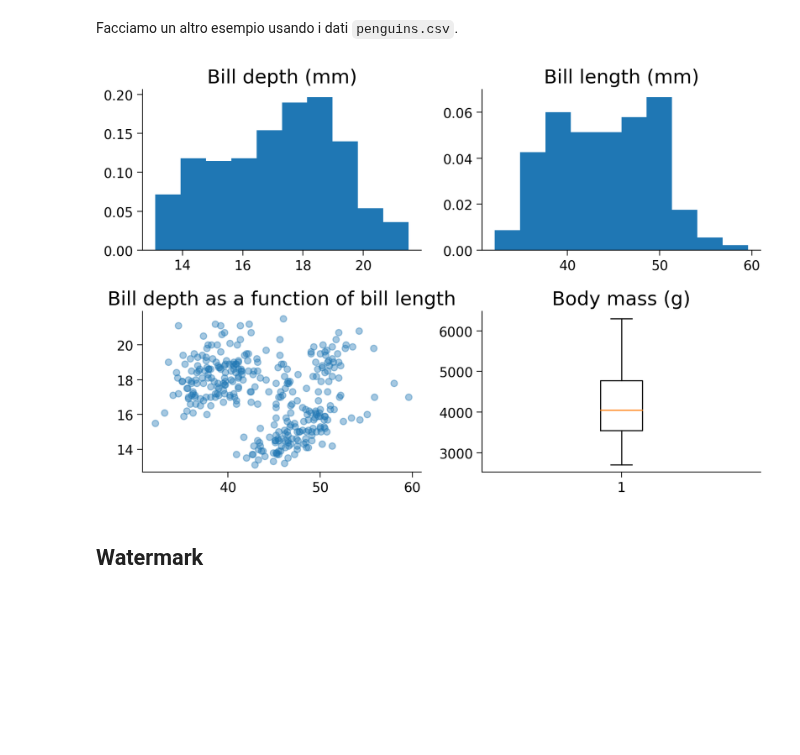
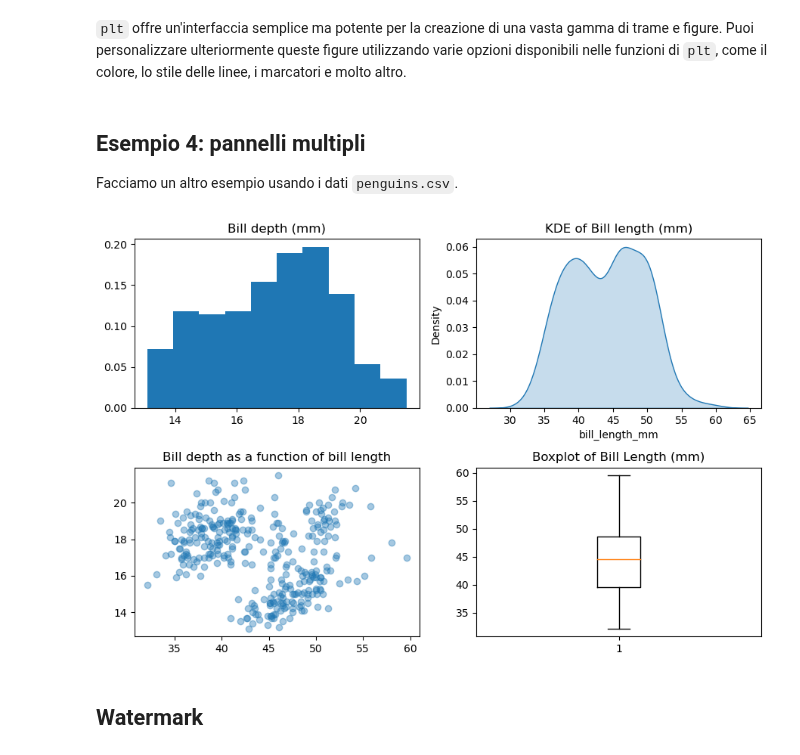
Before and after one commit to ccaudek/ds4psy, a Jupyter notebook: chapter_1/06_matplotlib.ipynb, the cells around one changed output. Drawn from its saved outputs; the diff is of its cells as text; code cells hidden in the pictures; blank space fills up the shorter version.

Commit message:
added acquarel theme

```diff
--- a/chapter_1/06_matplotlib.ipynb
+++ b/chapter_1/06_matplotlib.ipynb
@@ -21,8 +21,10 @@ import matplotlib.pyplot as plt
 # %%
 %config InlineBackend.figure_format = 'retina'
-%load_ext watermark
 
 RANDOM_SEED = 42
 rng = np.random.default_rng(RANDOM_SEED)
 
-plt.style.use("https://raw.githubusercontent.com/NeuromatchAcademy/course-content/main/nma.mplstyle")
+from aquarel import load_theme
+theme = load_theme("minimal_light")
+theme.apply()
+sns.set_palette("colorblind")
@@ -178,27 +71,34 @@ Text(0, 0.5, '$y_2$')
+# %% [markdown]
+`plt` offre un'interfaccia semplice ma potente per la creazione di una vasta gamma di trame e figure. Puoi personalizzare ulteriormente queste figure utilizzando varie opzioni disponibili nelle funzioni di `plt`, come il colore, lo stile delle linee, i marcatori e molto altro.
 # %% [markdown]
+## Esempio 4: pannelli multipli
+
 Facciamo un altro esempio usando i dati `penguins.csv`.
 # %%
 df = pd.read_csv("../data/penguins.csv")
 df.dropna(inplace=True)
 # %%
-fig, ((ax0, ax1), (ax2, ax3)) = plt.subplots(nrows=2, ncols=2, figsize=(9, 6))
+plt.figure(figsize=(9, 6))
 
-ax0.hist(df["bill_depth_mm"], 10, density=True)
-ax0.set_title('Bill depth (mm)')
+plt.subplot(2, 2, 1)
+plt.hist(df["bill_depth_mm"], 10, density=True)
+plt.title("Bill depth (mm)")
 
-ax1.hist(df["bill_length_mm"], 10, density=True)
-ax1.set_title('Bill length (mm)')
+plt.subplot(2, 2, 2)
+sns.kdeplot(df["bill_length_mm"], fill=True)
+plt.title("KDE of Bill length (mm)")
 
-ax2.scatter(x=df["bill_length_mm"],  y=df["bill_depth_mm"], alpha=0.4)
-ax2.set_title('Bill depth as a function of bill length')
+plt.subplot(2, 2, 3)
+plt.scatter(x=df["bill_length_mm"], y=df["bill_depth_mm"], alpha=0.4)
+plt.title("Bill depth as a function of bill length")
 
-ax3.boxplot(df["body_mass_g"])
-ax3.set_title('Body mass (g)')
-ax3.set_xlabel("")
+plt.subplot(2, 2, 4)
+plt.boxplot(df["bill_length_mm"])
+plt.title("Boxplot of Bill Length (mm)")
 
-fig.tight_layout() # handle overlaps
+plt.tight_layout()
 # %% [output]
-[figure, old version]
+[figure, new version]
 # %% [markdown]
 ## Watermark
 # %%
```
Also changed, not shown: parts of 30 cells of this notebook, 22 other files.
